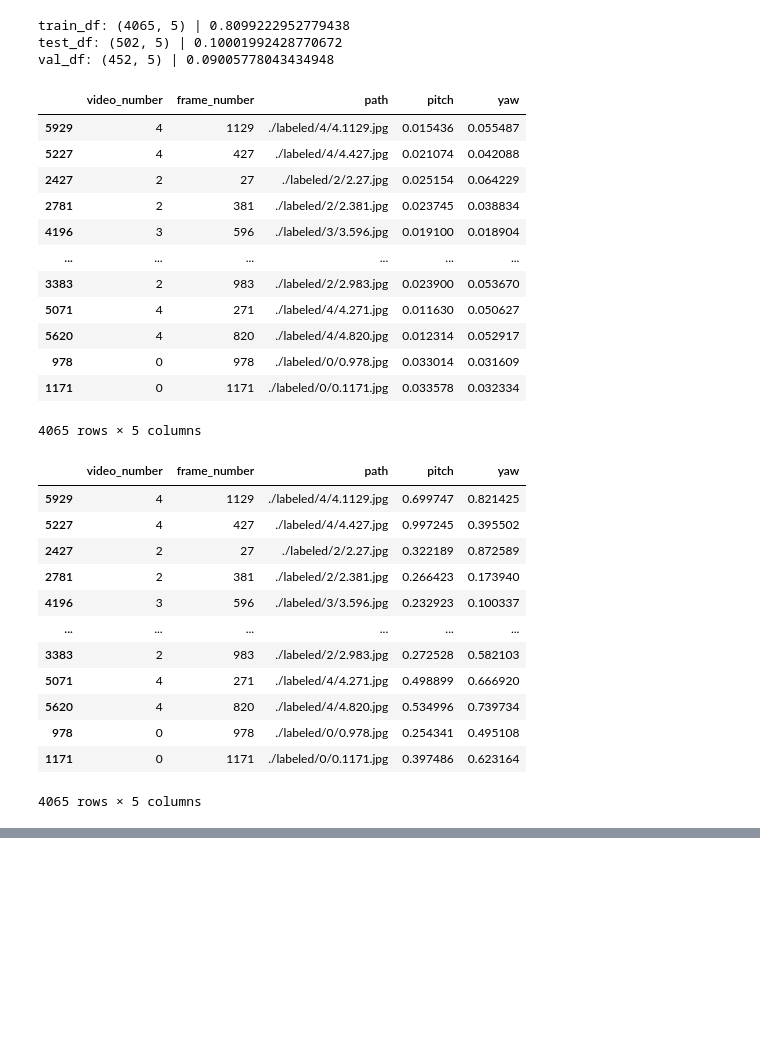
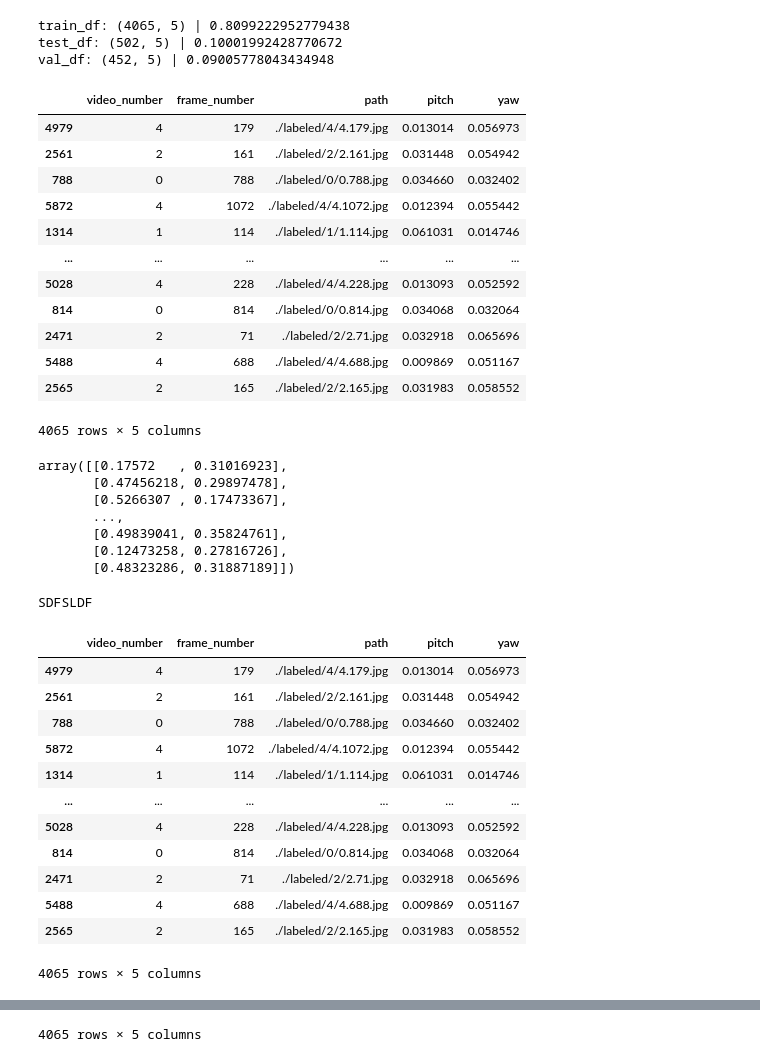
Before and after one commit to kim-jason/calib-challenge, a Jupyter notebook: colab.ipynb, the cells around one changed output, grey strips where cells are left out. Drawn from its saved outputs; the diff is of its cells as text; code cells hidden in the pictures; blank space fills up the shorter version.

```diff
--- a/colab.ipynb
+++ b/colab.ipynb
@@ -203,60 +205,70 @@ test_df: (502, 5) | 0.10001992428770672
 val_df: (452, 5) | 0.09005778043434948
 # %%
 display(train_df)
+train_scaler = MinMaxScaler()
+train_df2 = train_scaler.fit_transform(train_df[['pitch', 'yaw']])
+display(train_df2)
 
-#Other addition
+print("SDFSLDF")
+
+
+#Normalize the data
 def min_max_scaler(df, to_scale, group):
     """
     Min max scaler. Scales inputs between 0, 1.
     """
     norm_data = pd.DataFrame()
-    norm_metadata = dict()
 
     for i, data in df.groupby(group):
 
         group_min = data[to_scale].min()
         group_max = data[to_scale].max()
 
-        norm_metadata[i] = [group_min, group_max]
-
         norm_data = norm_data.append((data[to_scale] - group_min) / (group_max - group_min))
 
     df[to_scale] = norm_data
 
-    return df, norm_metadata
+    return df
 
 targets = ["pitch", "yaw"]
 
-train_df, train_meta = min_max_scaler(train_df, targets, "video_number")
-val_df, val_meta = min_max_scaler(val_df, targets, "video_number")
-test_df, test_meta = min_max_scaler(test_df, targets, 'video_number')
-
-
 display(train_df)
+train_df = min_max_scaler(train_df, targets, "video_number")
+val_df = min_max_scaler(val_df, targets, "video_number")
+test_df = min_max_scaler(test_df, targets, 'video_number')
+display(train_df)
 # %% [output]
 |  | video_number | frame_number | path | pitch | yaw |
-| 5929 | 4 | 1129 | ./labeled/4/4.1129.jpg | 0.015436 | 0.055487 |
-| 5227 | 4 | 427 | ./labeled/4/4.427.jpg | 0.021074 | 0.042088 |
-| 2427 | 2 | 27 | ./labeled/2/2.27.jpg | 0.025154 | 0.064229 |
-| 2781 | 2 | 381 | ./labeled/2/2.381.jpg | 0.023745 | 0.038834 |
-| 4196 | 3 | 596 | ./labeled/3/3.596.jpg | 0.019100 | 0.018904 |
+| 4979 | 4 | 179 | ./labeled/4/4.179.jpg | 0.013014 | 0.056973 |
+| 2561 | 2 | 161 | ./labeled/2/2.161.jpg | 0.031448 | 0.054942 |
+| 788 | 0 | 788 | ./labeled/0/0.788.jpg | 0.034660 | 0.032402 |
+| 5872 | 4 | 1072 | ./labeled/4/4.1072.jpg | 0.012394 | 0.055442 |
+| 1314 | 1 | 114 | ./labeled/1/1.114.jpg | 0.061031 | 0.014746 |
 | ... | ... | ... | ... | ... | ... |
-| 3383 | 2 | 983 | ./labeled/2/2.983.jpg | 0.023900 | 0.053670 |
-| 5071 | 4 | 271 | ./labeled/4/4.271.jpg | 0.011630 | 0.050627 |
-| 5620 | 4 | 820 | ./labeled/4/4.820.jpg | 0.012314 | 0.052917 |
-| 978 | 0 | 978 | ./labeled/0/0.978.jpg | 0.033014 | 0.031609 |
-| 1171 | 0 | 1171 | ./labeled/0/0.1171.jpg | 0.033578 | 0.032334 |
+| 5028 | 4 | 228 | ./labeled/4/4.228.jpg | 0.013093 | 0.052592 |
+| 814 | 0 | 814 | ./labeled/0/0.814.jpg | 0.034068 | 0.032064 |
+| 2471 | 2 | 71 | ./labeled/2/2.71.jpg | 0.032918 | 0.065696 |
+| 5488 | 4 | 688 | ./labeled/4/4.688.jpg | 0.009869 | 0.051167 |
+| 2565 | 2 | 165 | ./labeled/2/2.165.jpg | 0.031983 | 0.058552 |
 4065 rows × 5 columns
+array([[0.17572   , 0.31016923],
+       [0.47456218, 0.29897478],
+       [0.5266307 , 0.17473367],
+       ...,
+       [0.49839041, 0.35824761],
+       [0.12473258, 0.27816726],
+       [0.48323286, 0.31887189]])
+SDFSLDF
 |  | video_number | frame_number | path | pitch | yaw |
-| 5929 | 4 | 1129 | ./labeled/4/4.1129.jpg | 0.699747 | 0.821425 |
-| 5227 | 4 | 427 | ./labeled/4/4.427.jpg | 0.997245 | 0.395502 |
-| 2427 | 2 | 27 | ./labeled/2/2.27.jpg | 0.322189 | 0.872589 |
-| 2781 | 2 | 381 | ./labeled/2/2.381.jpg | 0.266423 | 0.173940 |
-| 4196 | 3 | 596 | ./labeled/3/3.596.jpg | 0.232923 | 0.100337 |
+| 4979 | 4 | 179 | ./labeled/4/4.179.jpg | 0.013014 | 0.056973 |
+| 2561 | 2 | 161 | ./labeled/2/2.161.jpg | 0.031448 | 0.054942 |
+| 788 | 0 | 788 | ./labeled/0/0.788.jpg | 0.034660 | 0.032402 |
+| 5872 | 4 | 1072 | ./labeled/4/4.1072.jpg | 0.012394 | 0.055442 |
+| 1314 | 1 | 114 | ./labeled/1/1.114.jpg | 0.061031 | 0.014746 |
 | ... | ... | ... | ... | ... | ... |
-| 3383 | 2 | 983 | ./labeled/2/2.983.jpg | 0.272528 | 0.582103 |
-| 5071 | 4 | 271 | ./labeled/4/4.271.jpg | 0.498899 | 0.666920 |
-| 5620 | 4 | 820 | ./labeled/4/4.820.jpg | 0.534996 | 0.739734 |
-| 978 | 0 | 978 | ./labeled/0/0.978.jpg | 0.254341 | 0.495108 |
-| 1171 | 0 | 1171 | ./labeled/0/0.1171.jpg | 0.397486 | 0.623164 |
+| 5028 | 4 | 228 | ./labeled/4/4.228.jpg | 0.013093 | 0.052592 |
+| 814 | 0 | 814 | ./labeled/0/0.814.jpg | 0.034068 | 0.032064 |
+| 2471 | 2 | 71 | ./labeled/2/2.71.jpg | 0.032918 | 0.065696 |
+| 5488 | 4 | 688 | ./labeled/4/4.688.jpg | 0.009869 | 0.051167 |
+| 2565 | 2 | 165 | ./labeled/2/2.165.jpg | 0.031983 | 0.058552 |
-4065 rows × 5 columns
+4065 rows × 5 columns
@@ -263,3 +287,4 @@ display(train_df)
+4065 rows × 5 columns
 # %%
 #Process images
 
```
Also changed, not shown: parts of 10 cells of this notebook.
